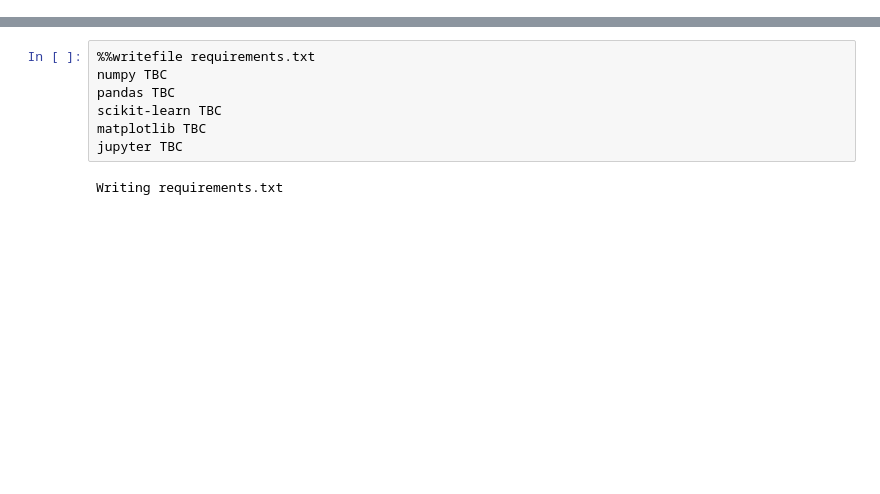
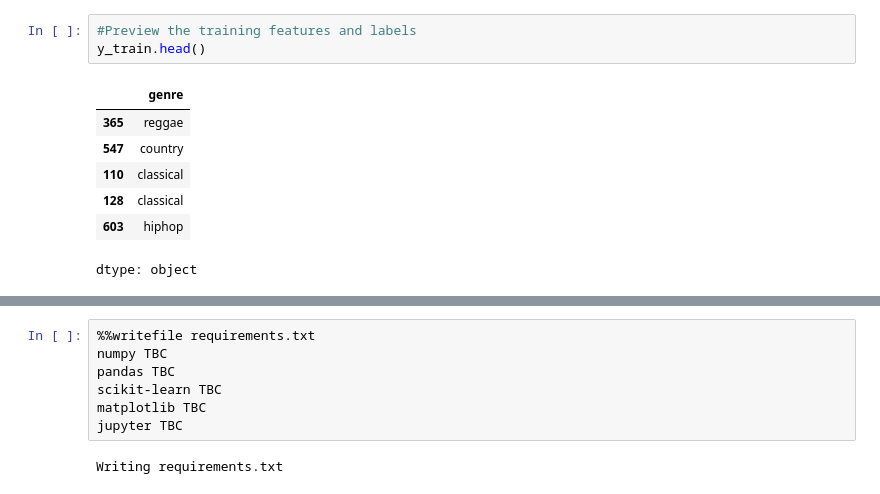
Before and after one commit to hoseking86/GTZAN-Assignment2, a Jupyter notebook: GTZAN_Assignment2.ipynb, the cells around one changed output, grey strips where cells are left out. Saved outputs shown, nothing was run; the diff lists cells and outputs as text; blank space fills up the shorter version.

```diff
--- a/GTZAN_Assignment2.ipynb
+++ b/GTZAN_Assignment2.ipynb
@@ -2,0 +297,11 @@
+# %%
+#Preview the training features and labels
+y_train.head()
+# %% [output]
+|  | genre |
+| 365 | reggae |
+| 547 | country |
+| 110 | classical |
+| 128 | classical |
+| 603 | hiphop |
+dtype: object
```
Also changed, not shown: parts of 33 cells of this notebook.
